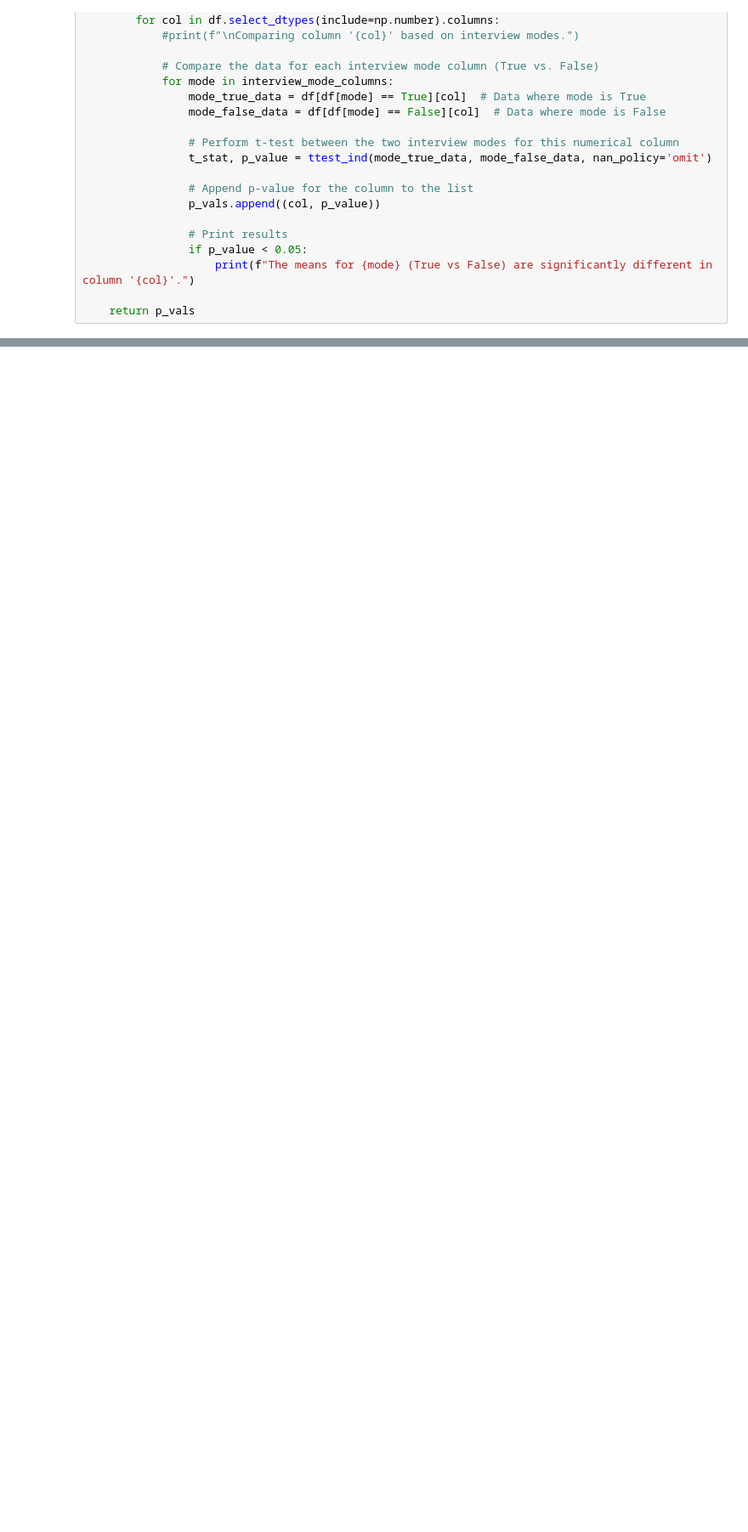
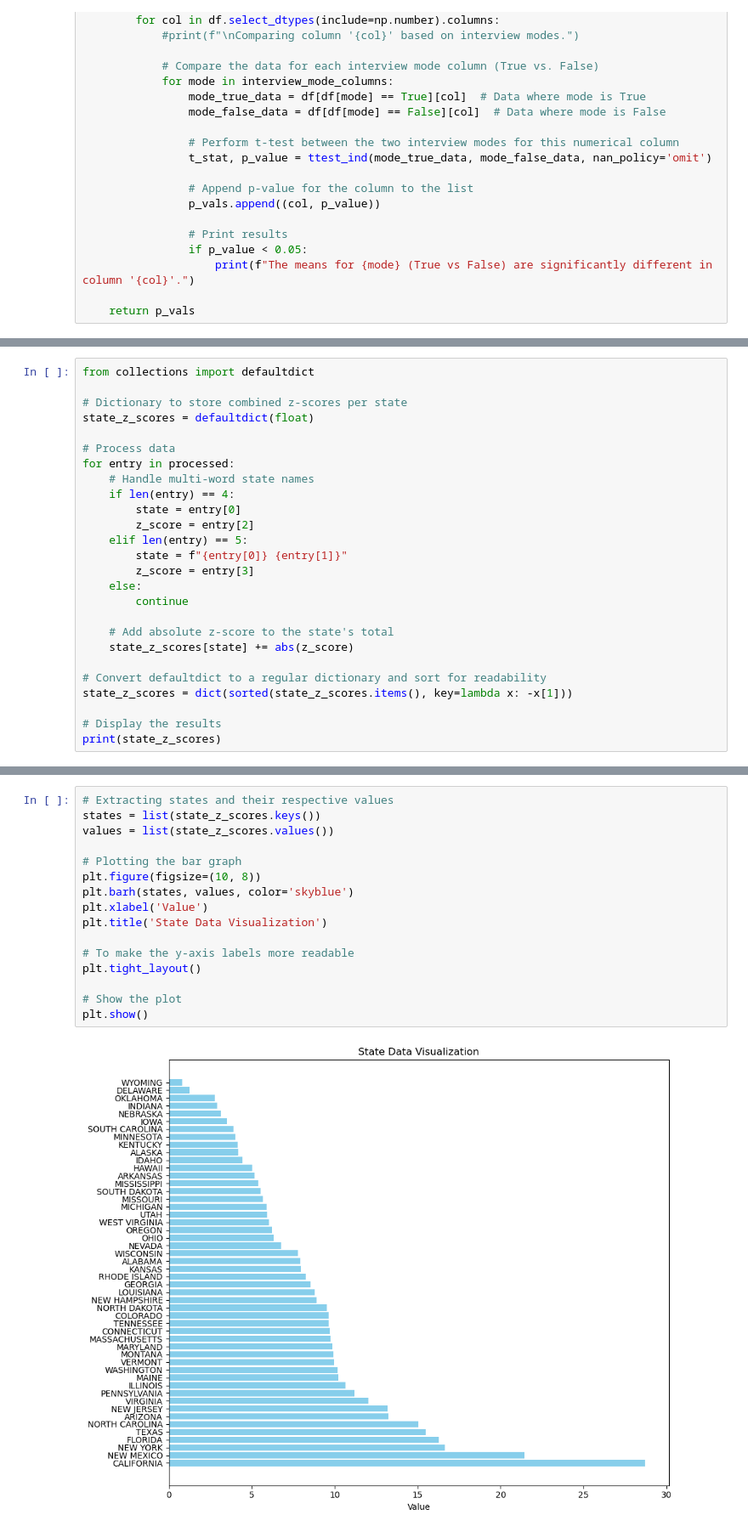
Before and after one commit to mihika-jain/electionAnalysis, a Jupyter notebook: dslc_documentation/02_eda.ipynb, the cells around one changed output, grey strips where cells are left out. Shown at 85% size. Cells and saved outputs as stored; diff of their text form; blank space fills up the shorter version.

```diff
--- a/dslc_documentation/02_eda.ipynb
+++ b/dslc_documentation/02_eda.ipynb
@@ -824,0 +1265,26 @@ for col in significant_columns:
+# %%
+from collections import defaultdict
+
+# Dictionary to store combined z-scores per state
+state_z_scores = defaultdict(float)
+
+# Process data
+for entry in processed:
+    # Handle multi-word state names
+    if len(entry) == 4:
+        state = entry[0]
+        z_score = entry[2]
+    elif len(entry) == 5:
+        state = f"{entry[0]} {entry[1]}"
+        z_score = entry[3]
+    else:
+        continue
+
+    # Add absolute z-score to the state's total
+    state_z_scores[state] += abs(z_score)
+
+# Convert defaultdict to a regular dictionary and sort for readability
+state_z_scores = dict(sorted(state_z_scores.items(), key=lambda x: -x[1]))
+
+# Display the results
+print(state_z_scores)
@@ -824,0 +1293,18 @@ for col in significant_columns:
+# %%
+# Extracting states and their respective values
+states = list(state_z_scores.keys())
+values = list(state_z_scores.values())
+
+# Plotting the bar graph
+plt.figure(figsize=(10, 8))
+plt.barh(states, values, color='skyblue')
+plt.xlabel('Value')
+plt.title('State Data Visualization')
+
+# To make the y-axis labels more readable
+plt.tight_layout()
+
+# Show the plot
+plt.show()
+# %% [output]
+[figure, added]
```
Also changed, not shown: parts of 25 cells of this notebook, 17 other files.
